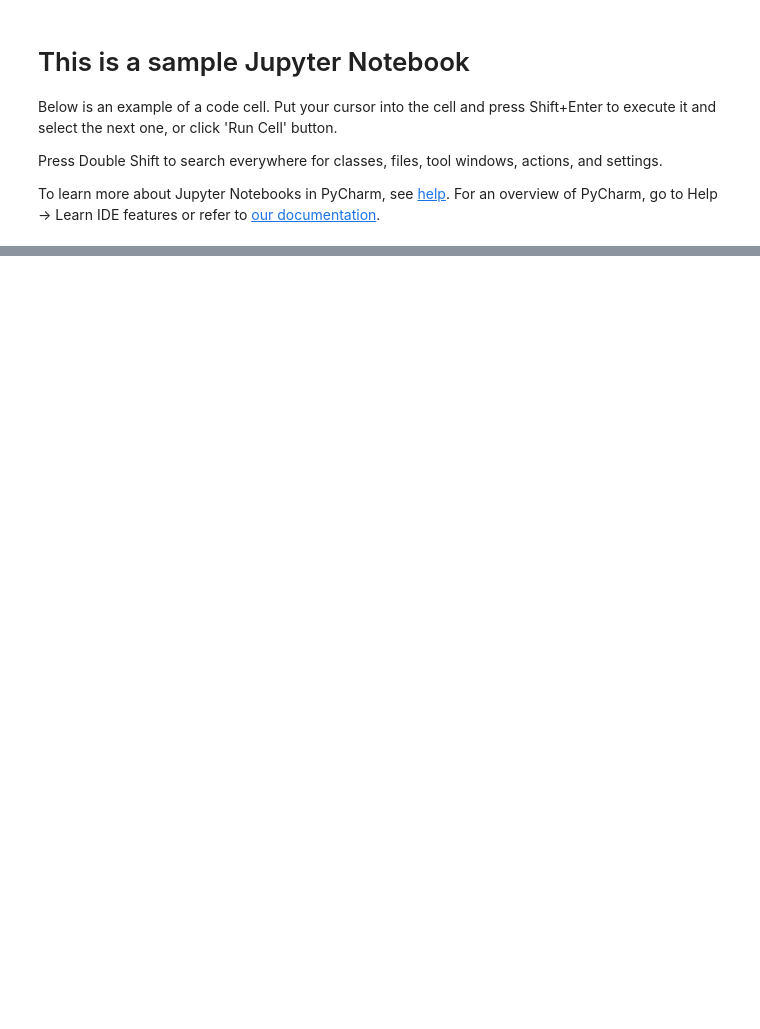
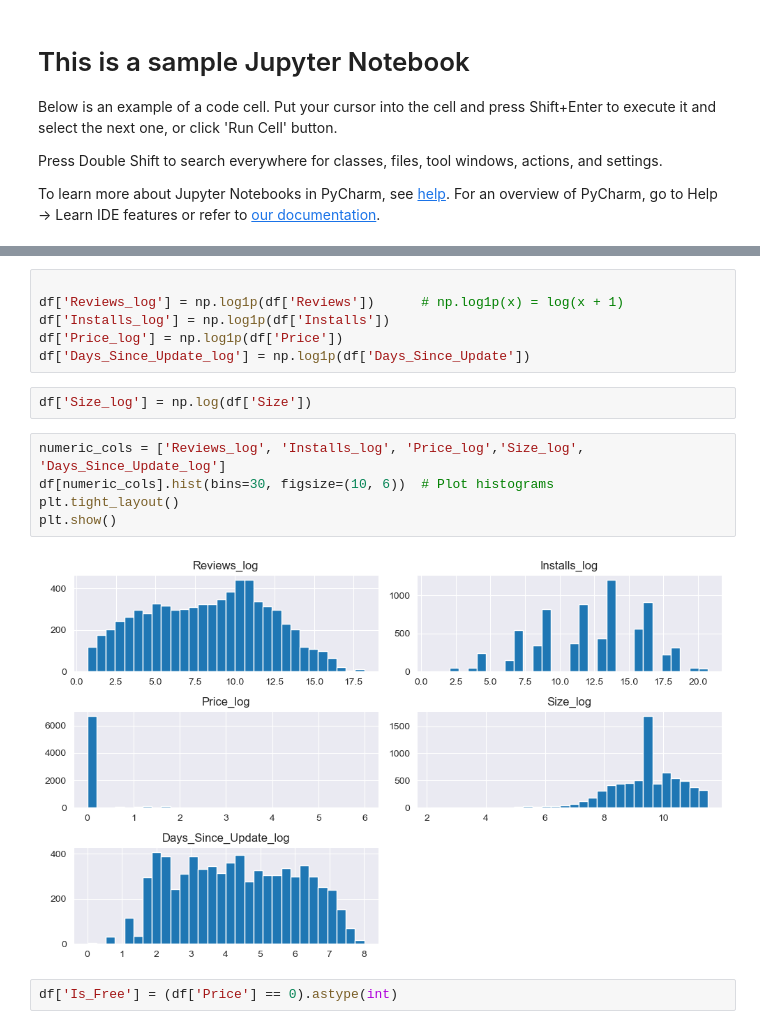
Before and after one commit to tob-git/App-Rating-Competition, a Jupyter notebook: sample.ipynb, the cells around one changed output, grey strips where cells are left out. Cells and saved outputs as stored; diff of their text form; blank space fills up the shorter version.

```diff
--- a/sample.ipynb
+++ b/sample.ipynb
@@ -55,0 +742,17 @@ df.sample(5)
+# %%
+
+df['Reviews_log'] = np.log1p(df['Reviews'])      # np.log1p(x) = log(x + 1)
+df['Installs_log'] = np.log1p(df['Installs'])
+df['Price_log'] = np.log1p(df['Price'])
+df['Days_Since_Update_log'] = np.log1p(df['Days_Since_Update'])
+# %%
+df['Size_log'] = np.log(df['Size'])
+# %%
+numeric_cols = ['Reviews_log', 'Installs_log', 'Price_log','Size_log', 'Days_Since_Update_log']
+df[numeric_cols].hist(bins=30, figsize=(10, 6))  # Plot histograms
+plt.tight_layout()
+plt.show()
+# %% [output]
+[figure, added]
+# %%
+df['Is_Free'] = (df['Price'] == 0).astype(int)
```
Also changed, not shown: parts of 87 cells of this notebook.
